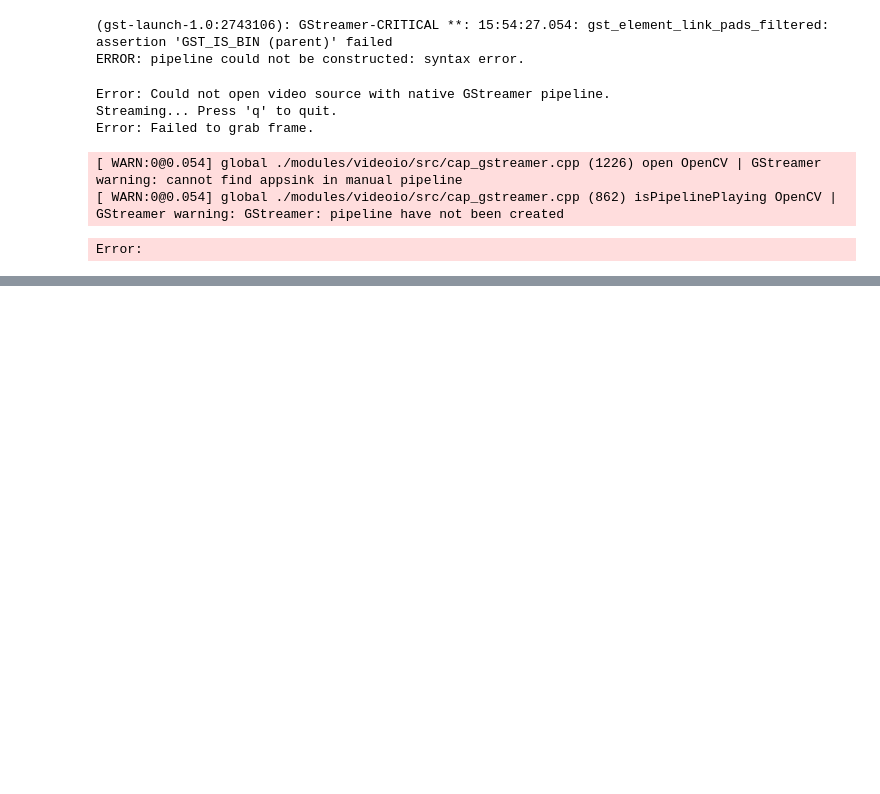
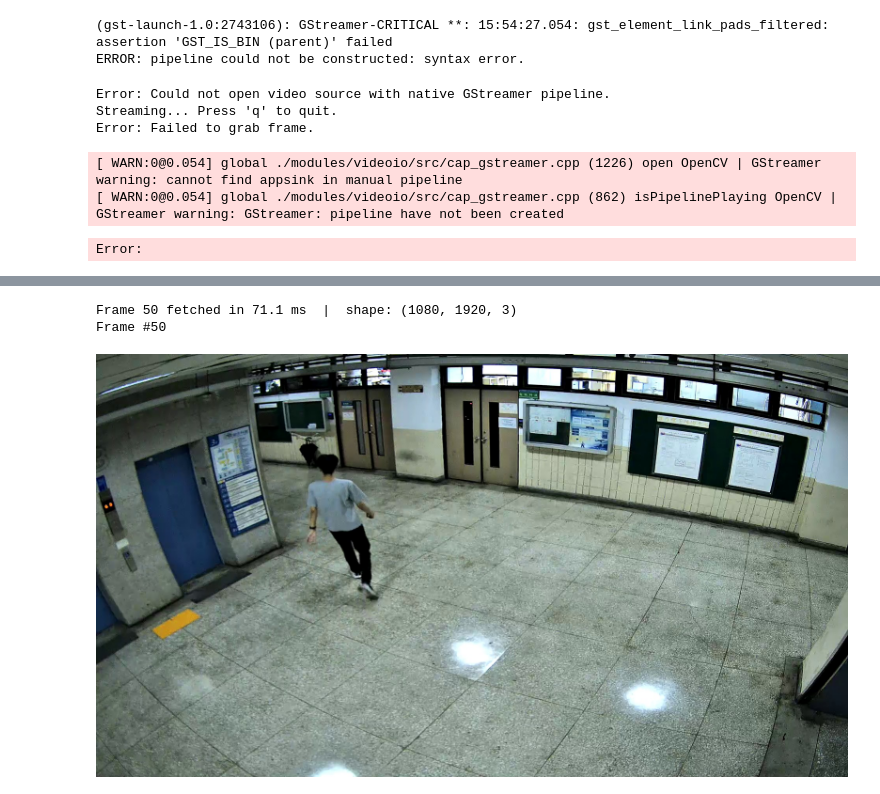
Before and after one commit to lakshchawla/bot_sort_ds_impl, a Jupyter notebook: test.ipynb, the cells around one changed output, grey strips where cells are left out. Drawn from its saved outputs; the diff is of its cells as text; code cells hidden in the pictures; blank space fills up the shorter version.

```diff
--- a/test.ipynb
+++ b/test.ipynb
@@ -460,0 +563,16 @@ cv2.destroyAllWindows()
+# %%
+
+# ── Example usage ─────────────────────────────────────────────────────────────
+VIDEO_PATH   = "/home/lab314/Desktop/output.mp4"   # ← change to your video
+TARGET_FRAME = 50                                   # ← frame number to fetch
+
+t0    = time.perf_counter()
+frame = get_frame(VIDEO_PATH, TARGET_FRAME)
+elapsed_ms = (time.perf_counter() - t0) * 1000
+
+print(f"Frame {TARGET_FRAME} fetched in {elapsed_ms:.1f} ms  |  shape: {frame.shape}")
+show_frame(frame, title=f"Frame #{TARGET_FRAME}")
+# %% [output]
+Frame 50 fetched in 71.1 ms  |  shape: (1080, 1920, 3)
+Frame #50
+[figure, added]
```
Also changed, not shown: parts of 4 cells of this notebook, 15 other files.
